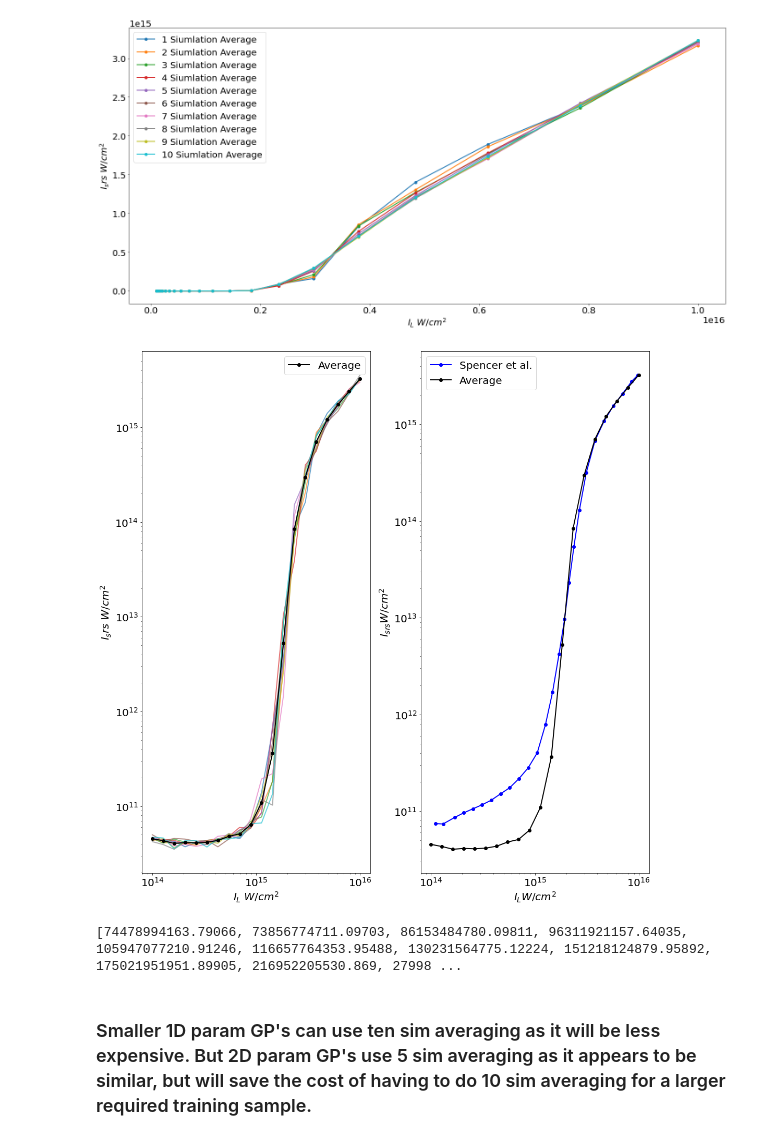
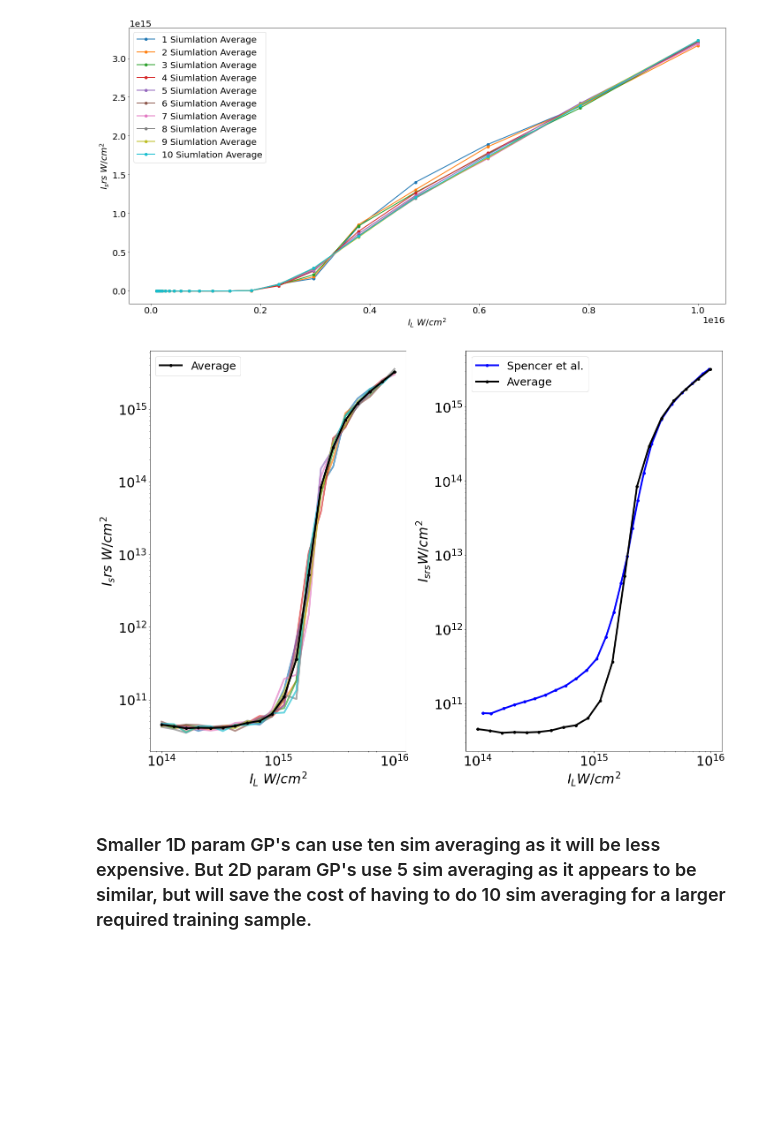
Before and after one commit to gosling123/epoch_surra, a Jupyter notebook: reflectivity_test/Ensemble_Average_Test.ipynb, the cells around one changed output. Cells and saved outputs as stored; diff of their text form; code cells hidden in the pictures; blank space fills up the shorter version.

```diff
--- a/reflectivity_test/Ensemble_Average_Test.ipynb
+++ b/reflectivity_test/Ensemble_Average_Test.ipynb
@@ -129,38 +129,34 @@ plt.gcf().set_size_inches(20,10)
 plt.subplot(1,2,1)
 for i in range(len(I)):
     plt.loglog(I[i], I_srs[i], alpha = 0.65)
 plt.loglog(I_av[-1], I_srs_av[-1], '-o', color = 'black', label = 'Average')
 plt.xlabel(r'$I_L \,\, W/cm^2 $')
 plt.ylabel(r'$I_srs \,\, W/cm^2 $')
 plt.legend()
 
 plt.subplot(1,2,2)
 plt.loglog(I_SJ, I_srs_SJ, '-o', color = 'blue', label = 'Spencer et al.')
 plt.plot(I_av[-1], I_srs_av[-1], '-o', color = 'black', label = f'Average')
 plt.xlabel(r'$I_{L} W/cm^2$')
 plt.ylabel(r'$I_{srs} W/cm^2$')
 plt.legend()
 
 # plt.subplot(1,3,3)
 # for i in range(len(I)):
 #     plt.loglog(I_av[i], I_srs_av[i], '-o', label = f'{i+1} Siumlation Average')
 # plt.xlabel(r'$I_L \,\, W/cm^2 $')
 # plt.ylabel(r'$I_srs \,\, W/cm^2 $')
 # plt.legend()
 
-plt.rcParams["figure.figsize"] = [, 14]
+plt.rcParams["figure.figsize"] = [10, 14]
 plt.rcParams["figure.autolayout"] = True
 plt.rcParams['lines.linewidth'] = 4
 plt.rcParams['axes.labelsize'] = 30
 plt.rcParams['axes.titlesize'] = 30
 plt.rcParams['xtick.labelsize'] = 30
 plt.rcParams['ytick.labelsize'] = 30
 plt.rcParams['legend.fontsize'] = 25
 # %% [output]
-[figure, old version]
+[figure, new version]
-# %%
-print(I_srs_SJ)
-# %% [output]
-[74478994163.79066, 73856774711.09703, 86153484780.09811, 96311921157.64035, 105947077210.91246, 116657764353.95488, 130231564775.12224, 151218124879.95892, 175021951951.89905, 216952205530.869, 27998 ...
 # %% [markdown]
 ### Smaller 1D param GP's can use ten sim averaging as it will be less expensive. But 2D param GP's use 5 sim averaging as it appears to be similar, but will save the cost of having to do 10 sim averaging for a larger required training sample.
```
Also changed, not shown: parts of 1 cell of this notebook, 47 other files.
